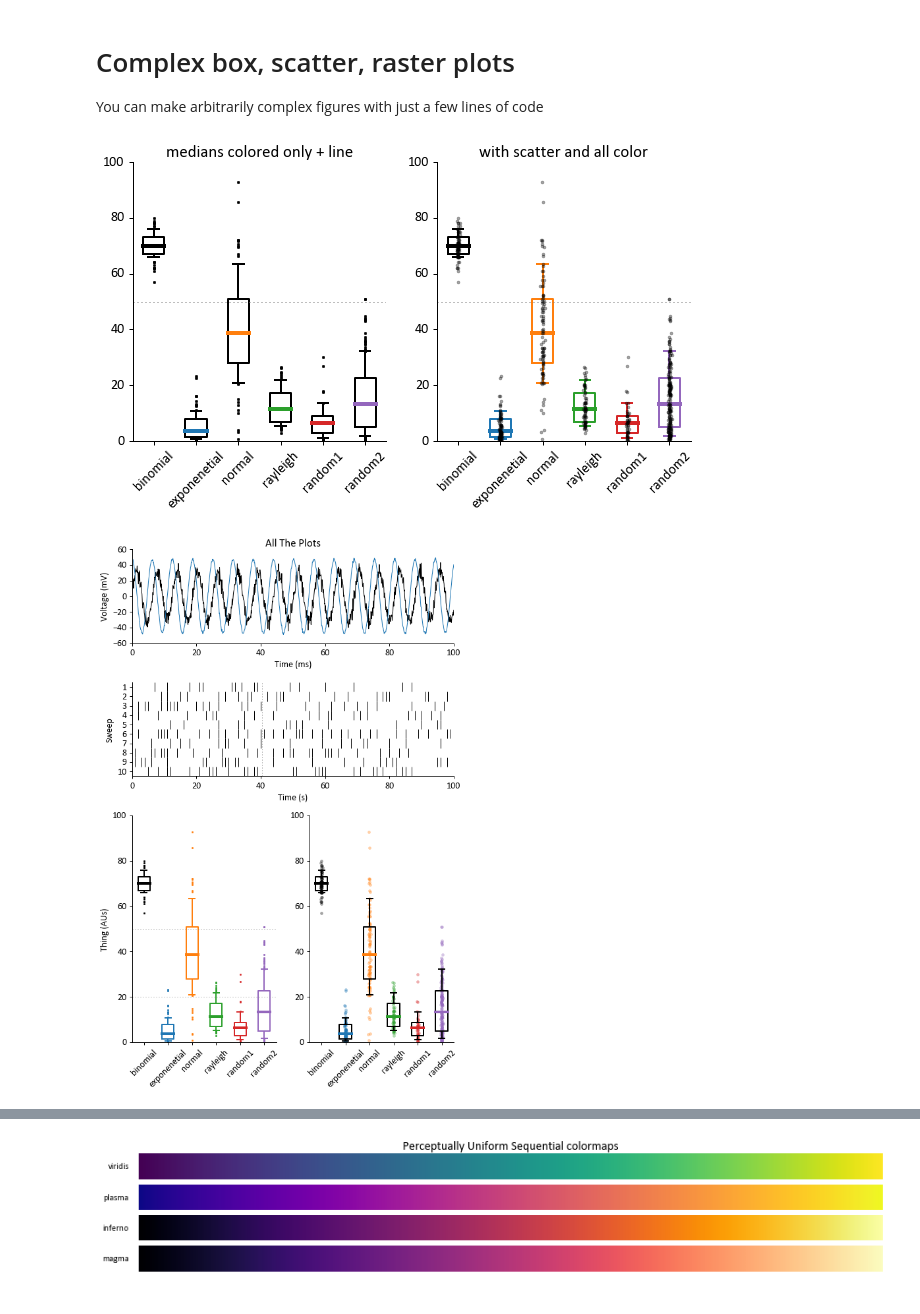
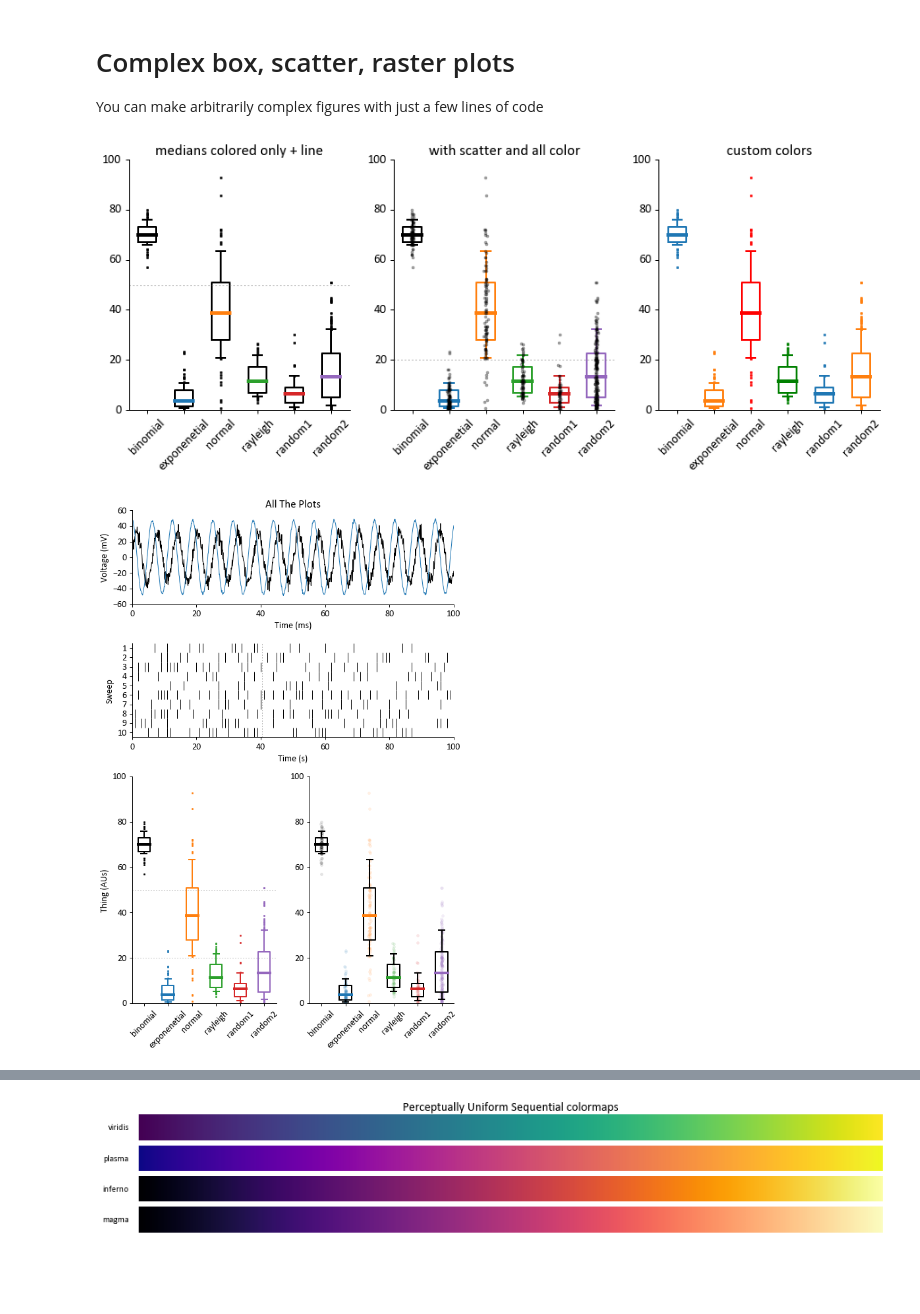
Before and after one commit to chadestep/playing_with_python, a Jupyter notebook: notebooks/NuPlot tutorial.ipynb, the cells around one changed output, grey strips where cells are left out. Saved outputs shown, nothing was run; the diff lists cells and outputs as text; code cells hidden in the pictures; blank space fills up the shorter version.

Commit message:
updates to nuplot tutorial

```diff
--- a/notebooks/NuPlot tutorial.ipynb
+++ b/notebooks/NuPlot tutorial.ipynb
@@ -222,18 +222,21 @@ plt.show()
 You can make arbitrarily complex figures with just a few lines of code
 # %%
 # set up the basic figure with subplots (pyplot for this example)
-fig, ax = plt.subplots(1,2)
+fig, ax = plt.subplots(1,3,figsize=(15,5))
 
 # assign plots to specific subplot within the figure
 bp0 = nuplot.nu_boxplot(ax[0],df_boxplot,medians_only=True,baseline=50)
-bp1 = nuplot.nu_boxplot(ax[1],df_boxplot,show_outliers=False,baseline=50)
+# ORDER MATTERS!
 sp0 = nuplot.nu_scatter(ax[1],df_boxplot,monocolor='000000',jitter=0.02,markersize=6)
+bp1 = nuplot.nu_boxplot(ax[1],df_boxplot,show_outliers=False,baseline=20)
+bp2 = nuplot.nu_boxplot(ax[2],df_boxplot,color_list=['#1f77b4','#ff7f0e','red','green'])
 
 ax[0].set_title('medians colored only + line')
 ax[1].set_title('with scatter and all color')
+ax[2].set_title('custom colors')
 plt.show()
 # %% [output]
-[figure, old version]
+[figure, new version]
 # %%
 f = plt.figure(figsize=(8,12))
 grid = gs.GridSpec(4, 2) # 4 rows, 2 columns
@@ -249,7 +252,7 @@ trace = ax1.plot(x,signal1)
 trace = ax1.plot(x,signal2)
 ras   = nuplot.nu_raster(ax2,df_raster,treatment=40.5)
 bp1   = nuplot.nu_boxplot(ax3,df_boxplot,twenty=20,fifty=50)
-sc    = nuplot.nu_scatter(ax4,df_boxplot,jitter=0.02)
+sc    = nuplot.nu_scatter(ax4,df_boxplot,jitter=0.02,alpha=0.1)
 bp2   = nuplot.nu_boxplot(ax4,df_boxplot,medians_only=True,show_outliers=False)
 
 # clean up axes and add some labels
@@ -263,7 +266,7 @@ ax3.set_ylabel('Thing (AUs)')
 plt.tight_layout()
 # f.savefig('gridspec_test.pdf')
 # %% [output]
-[figure, old version]
+[figure, new version]
 # %%
 # make a bunch of data
 series_list = [pd.Series(np.random.normal((10/(1+(np.exp(i)))),2,100)) for i in range(-10,10)]
```
Also changed, not shown: parts of 2 cells of this notebook.
